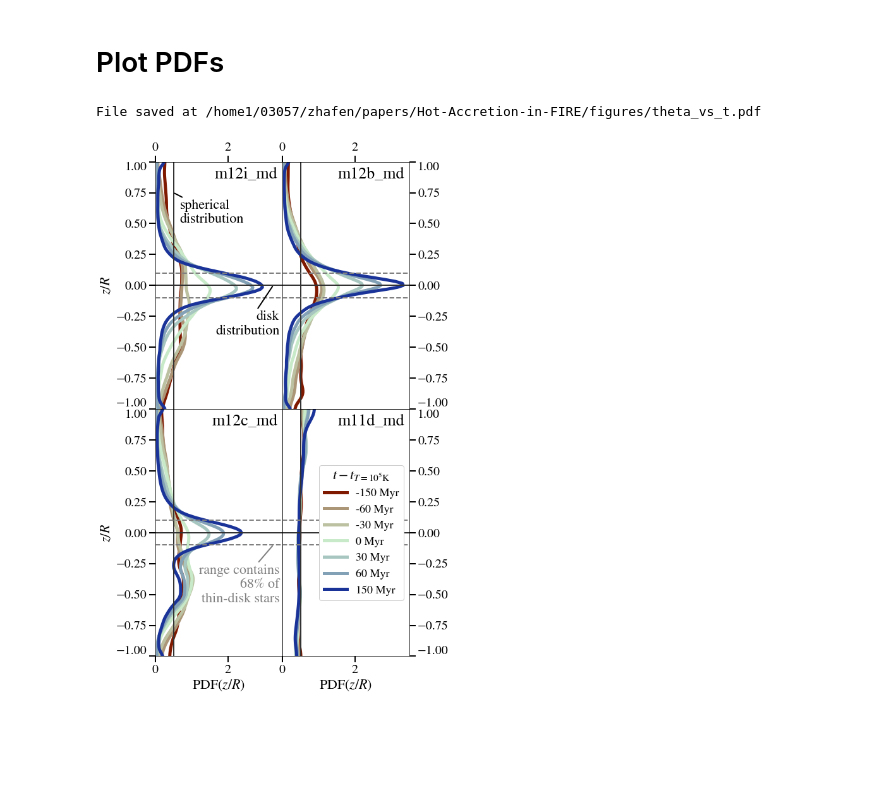
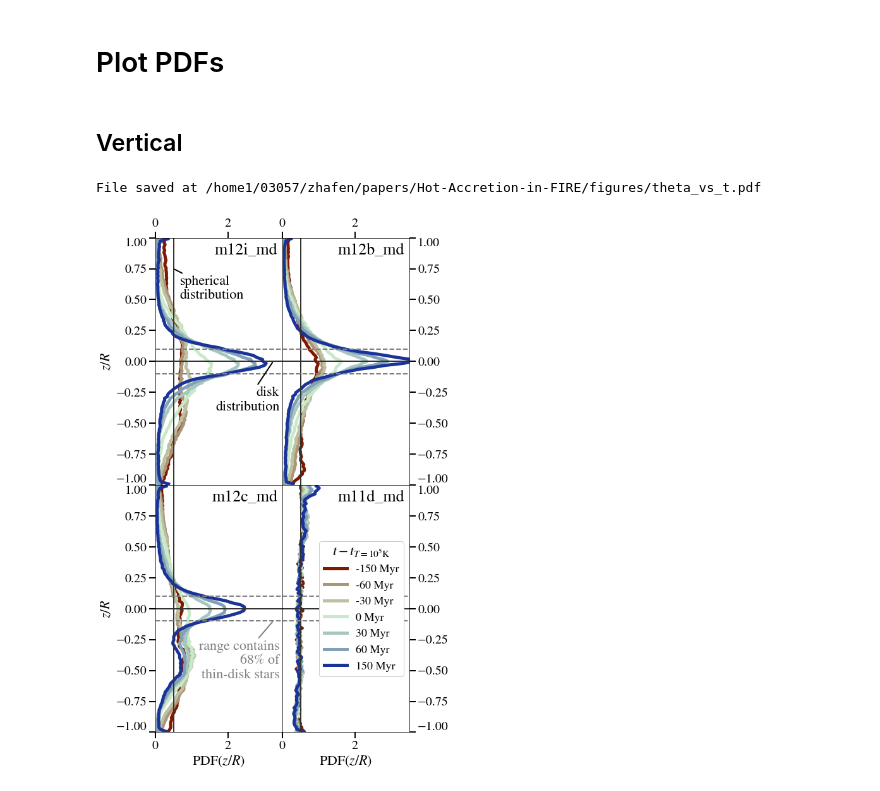
Before and after one commit to zhafen/Hot-Accretion-in-FIRE, a Jupyter notebook: analysis/combined.ipynb, the cells around one changed output. Saved outputs shown, nothing was run; the diff lists cells and outputs as text; code cells hidden in the pictures; blank space fills up the shorter version.

Commit message:
Updated theta vs t plot.

```diff
--- a/analysis/combined.ipynb
+++ b/analysis/combined.ipynb
@@ -39,6 +39,8 @@ data = verdict.Dict.from_hdf5( data_filepath )
 # Plot PDFs
 # %%
 sims_to_plot = [ [ 'm12i_md', 'm12b_md', ], [ 'm12c_md', 'm11d_md' ] ]
+# %% [markdown]
+## Vertical
 # %%
 aspect = 2.
 scale = 1.2
@@ -57,7 +59,7 @@ for k, row in enumerate( sims_to_plot ):
 
         ax = ax_dict[sim]
 
-        pdfs = data['cosphi']['pdf'][sim]
+        pdfs = data['cosphi']['hist'][sim]
         centers = data['cosphi']['points'][sim]
         t_t1e5_centers = data['cosphi']['t_t1e5_centers'][sim]
         z_max = t_t1e5_centers.max()
@@ -191,36 +193,36 @@ for k, row in enumerate( sims_to_plot ):
                 ha = 'right',
                 va = 'top',
                 fontsize = 22,
                 arrowprops = {
                     'arrowstyle': '-',
                     'lw': 2,
                 }
             )
 
         if ax.is_last_row() and ax.is_last_col():
             ax.legend(
                 prop={'size': 18},
                 loc = 'center right',
                 framealpha = 1,
                 title = r'$t - t_{T=10^5 {\rm K}}$',
                 title_fontsize = 22,
             )
 
         ax.set_xlim( 0, 3.5 )
         ax.set_ylim( -1., 1. )
 #         ax.set_ylim( 0., np.pi )
 
         if ax.is_last_row():
             ax.set_xlabel( r'PDF$(z/R)$', fontsize=22 )
 
         if ax.is_first_col():
             ax.set_ylabel( r'$z/R$', fontsize=22 )
 
-plotting.save_fig(
-    out_dir = pm['figure_dir'],
-    save_file = 'theta_vs_t.pdf',
-    fig = fig,
-)
+# plotting.save_fig(
+#     out_dir = pm['figure_dir'],
+#     save_file = 'theta_vs_t.pdf',
+#     fig = fig,
+# )
 # %% [output]
 File saved at /home1/03057/zhafen/papers/Hot-Accretion-in-FIRE/figures/theta_vs_t.pdf
-[figure, old version]
+[figure, new version]
```
Also changed, not shown: parts of 2 cells of this notebook, 1 other file.
